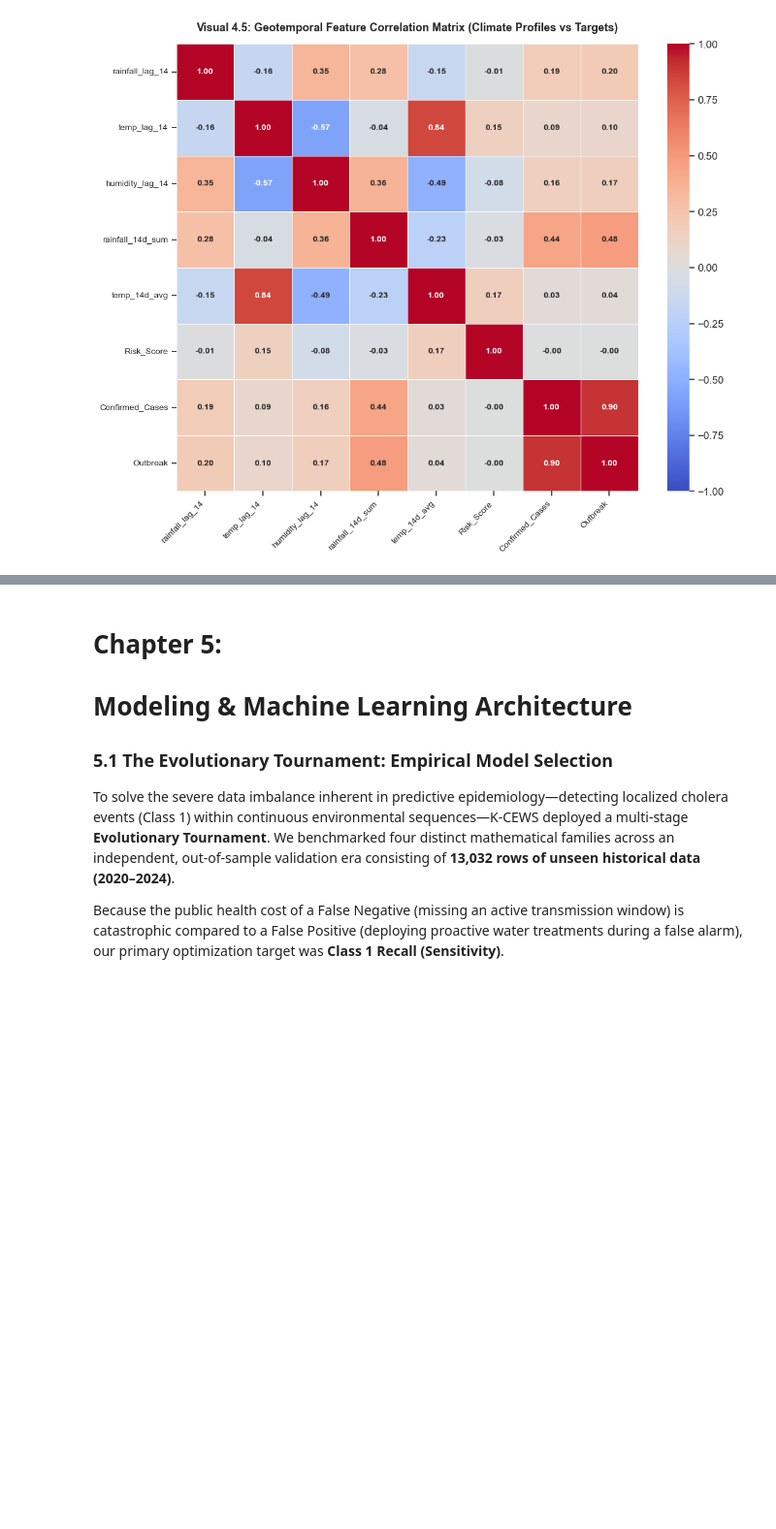
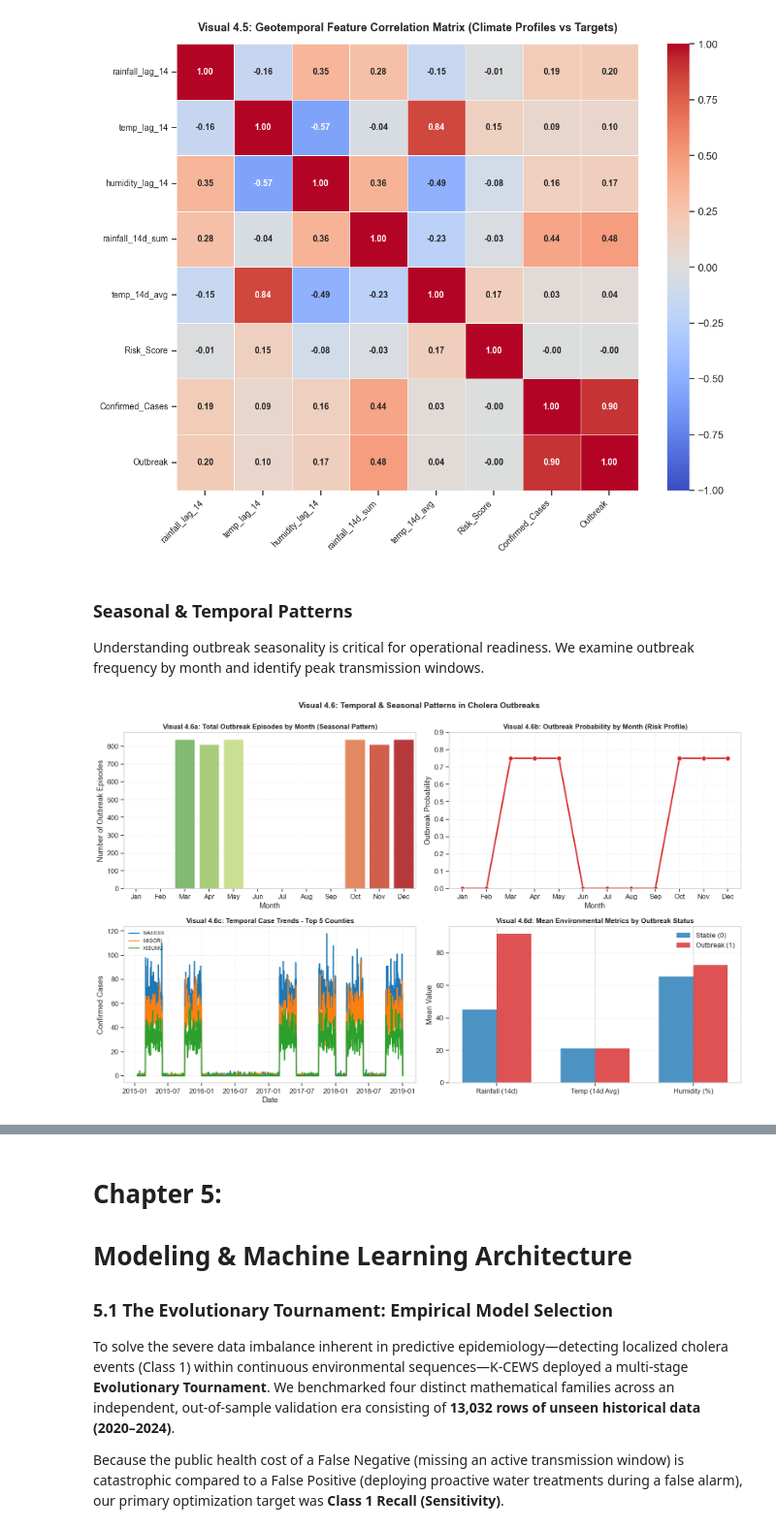
Before and after one commit to abelcholfavour/Kenya_Cholera_Early_Warning_System, a Jupyter notebook: K-CEWS.ipynb, the cells around one changed output, grey strips where cells are left out. Shown at 97% size. Drawn from its saved outputs; the diff is of its cells as text; code cells hidden in the pictures; blank space fills up the shorter version.

```diff
--- a/K-CEWS.ipynb
+++ b/K-CEWS.ipynb
@@ -659,3 +659,82 @@ plt.tight_layout()
 plt.show()
 # %% [output]
 [figure]
+# %% [markdown]
+### Seasonal & Temporal Patterns
+Understanding outbreak seasonality is critical for operational readiness. We examine outbreak frequency by month and identify peak transmission windows.
+# %%
+fig, axes = plt.subplots(2, 2, figsize=(16, 10))
+
+# 4.6a.1: Outbreak Frequency by Month
+df['Month_Num'] = df['Date'].dt.month
+monthly_outbreaks = df.groupby('Month_Num')['Outbreak'].agg(['sum', 'mean', 'count']).reset_index()
+month_names = ['Jan', 'Feb', 'Mar', 'Apr', 'May', 'Jun', 'Jul', 'Aug', 'Sep', 'Oct', 'Nov', 'Dec']
+monthly_outbreaks['Month_Name'] = [month_names[m-1] for m in monthly_outbreaks['Month_Num']]
+
+sns.barplot(
+    data=monthly_outbreaks,
+    x='Month_Name',
+    y='sum',
+    palette='RdYlGn_r',
+    ax=axes[0, 0]
+)
+axes[0, 0].set_title('Visual 4.6a: Total Outbreak Episodes by Month (Seasonal Pattern)', fontsize=12, fontweight='bold')
+axes[0, 0].set_xlabel('Month')
+axes[0, 0].set_ylabel('Number of Outbreak Episodes')
+axes[0, 0].grid(axis='y', linestyle='--', alpha=0.3)
+
+# 4.6a.2: Outbreak Probability by Month
+sns.lineplot(
+    data=monthly_outbreaks,
+    x='Month_Name',
+    y='mean',
+    marker='o',
+    linewidth=2.5,
+    markersize=8,
+    color='#d62728',
+    ax=axes[0, 1]
+)
+axes[0, 1].set_title('Visual 4.6b: Outbreak Probability by Month (Risk Profile)', fontsize=12, fontweight='bold')
+axes[0, 1].set_xlabel('Month')
+axes[0, 1].set_ylabel('Outbreak Probability')
+axes[0, 1].set_ylim(0, max(monthly_outbreaks['mean']) * 1.2)
+axes[0, 1].grid(True, linestyle='--', alpha=0.3)
+
+# 4.6a.3: Cases by County Over Time
+county_time = df.groupby(['Date', 'County'])['Confirmed_Cases'].sum().reset_index()
+top_counties = df.groupby('County')['Confirmed_Cases'].sum().nlargest(5).index
+
+for county in top_counties:
+    county_data = county_time[county_time['County'] == county]
+    axes[1, 0].plot(county_data['Date'], county_data['Confirmed_Cases'], label=county, linewidth=2)
+
+axes[1, 0].set_title('Visual 4.6c: Temporal Case Trends - Top 5 Counties', fontsize=12, fontweight='bold')
+axes[1, 0].set_xlabel('Date')
+axes[1, 0].set_ylabel('Confirmed Cases')
+axes[1, 0].legend(loc='upper left', fontsize=9)
+axes[1, 0].grid(True, linestyle='--', alpha=0.3)
+
+# 4.6a.4: Environmental Variables Distribution by Outbreak Status
+env_cols = ['rainfall_14d_sum', 'temp_14d_avg', 'RH2M']
+outbreak_0 = df[df['Outbreak'] == 0][env_cols].mean()
+outbreak_1 = df[df['Outbreak'] == 1][env_cols].mean()
+
+x_pos = np.arange(len(env_cols))
+width = 0.35
+
+axes[1, 1].bar(x_pos - width/2, outbreak_0, width, label='Stable (0)', color='#1f77b4', alpha=0.8)
+axes[1, 1].bar(x_pos + width/2, outbreak_1, width, label='Outbreak (1)', color='#d62728', alpha=0.8)
+
+axes[1, 1].set_title('Visual 4.6d: Mean Environmental Metrics by Outbreak Status', fontsize=12, fontweight='bold')
+axes[1, 1].set_ylabel('Mean Value')
+axes[1, 1].set_xticks(x_pos)
+axes[1, 1].set_xticklabels(['Rainfall (14d)', 'Temp (14d Avg)', 'Humidity (%)'])
+axes[1, 1].legend()
+axes[1, 1].grid(axis='y', linestyle='--', alpha=0.3)
+
+plt.suptitle('Visual 4.6: Temporal & Seasonal Patterns in Cholera Outbreaks',
+             fontsize=14, fontweight='bold', y=0.995)
+plt.tight_layout()
+plt.show()
+# %% [output]
+[figure, added]
```
Also changed, not shown: parts of 13 cells of this notebook, 3 other files.
